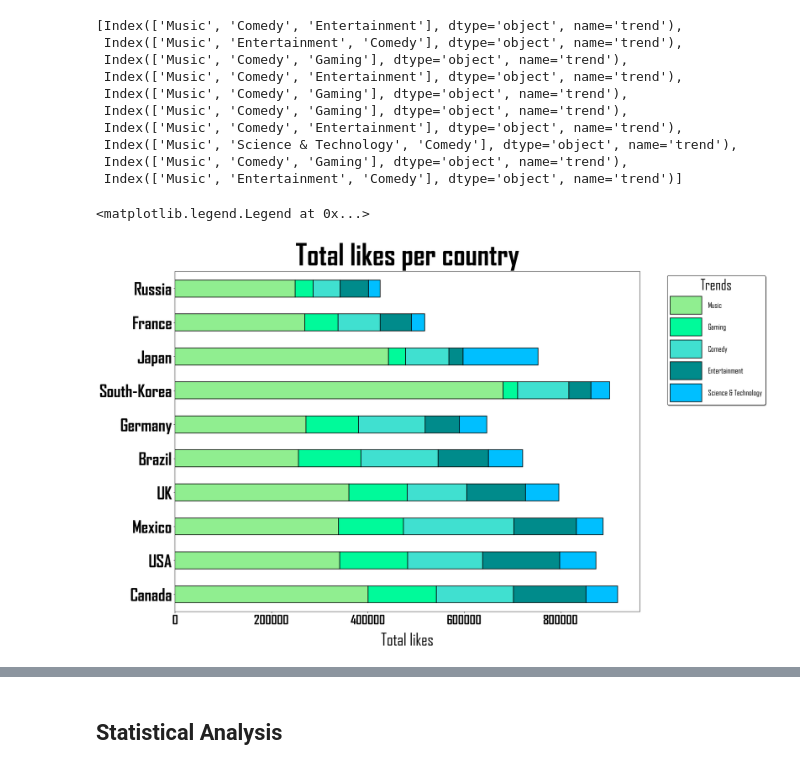
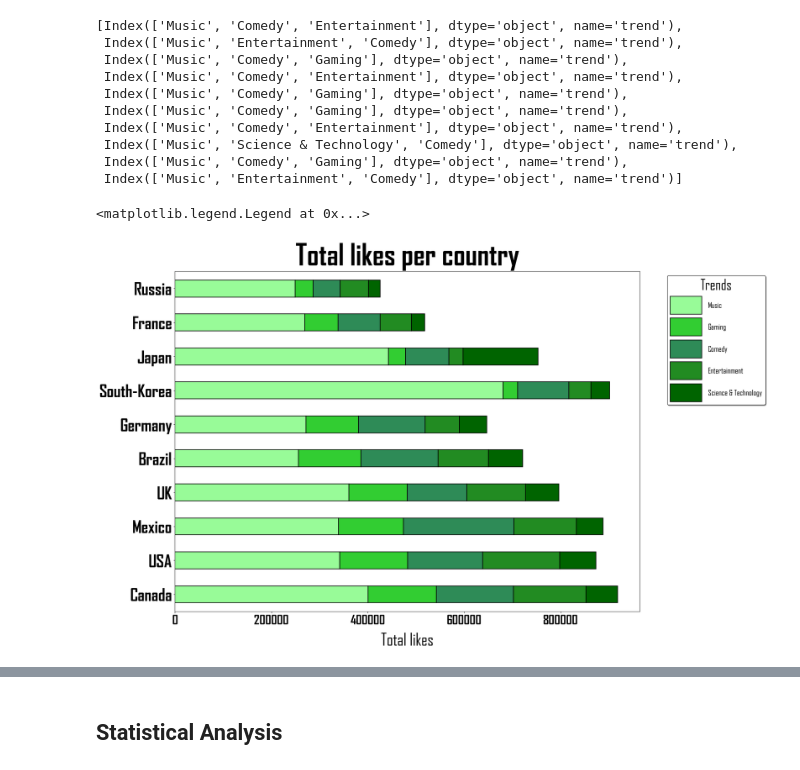
Before and after one commit to gorkemguneser/Youtube-Trending-Videos-Statistical-Analysis, a Jupyter notebook: code/gorkem.ipynb, the cells around one changed output, grey strips where cells are left out. Drawn from its saved outputs; the diff is of its cells as text; code cells hidden in the pictures.

```diff
--- a/code/gorkem.ipynb
+++ b/code/gorkem.ipynb
@@ -673,42 +635,36 @@ top_trends_likes
 
 ------------------------------Comparing country results - LIKES ----------------------------------
 '''
-
-from matplotlib.font_manager import FontProperties
-
 # Setting Parameters
 plt.rcParams["figure.figsize"] = (20,15)
 plt.rcParams['legend.handlelength'] = 4
 plt.rcParams['legend.handleheight'] = 3.1
 fontP = FontProperties()
 
-#colors = ["palevioletred","teal","sandybrown","burlywood","khaki","olive",
-#          "hotpink","aquamarine","lightcoral","slateblue","violet","plum","grey","springgreen"]
 
-
-colors = ["lightgreen","mediumspringgreen","turquoise","darkcyan","deepskyblue"]
+colors = ["palegreen","limegreen","seagreen","forestgreen","darkgreen"]
 
 # This is the dataframe
 countries_like_ordered.T[["Music","Gaming","Comedy",
                              "Entertainment","Science & Technology"]].plot(
     kind="barh",stacked=True,color=colors,linewidth=1.5,edgecolor="k")
 
 # Adjusting xticks and yticks
 positions = (0,1,2,3,4,5,6,7,8,9)
 labels_likes=["Russia","France","Japan","South-Korea","Germany","Brazil","UK",
                 "Mexico","USA","Canada"]
 
 plt.yticks(positions,labels=labels_likes[::-1],size=41,fontweight="bold")
 plt.xticks(size=30,fontweight="bold")
 plt.title("Total likes per country",size=70,fontweight="bold",pad=15)
 plt.xlabel("Total likes",size=40,labelpad=15)
 
 # Adding legend
 plt.legend(bbox_to_anchor=(1.05, 1),loc='upper left',prop={"size":19},
            shadow=True,facecolor="white",edgecolor="k",title="Trends",title_fontsize=35)
 # %% [output]
 <matplotlib.legend.Legend at 0x...>
-[figure, old version]
+[figure, new version]
 # %%
 '''
                                 SAME GRAPH WITH LESS TRENDS
```
Also changed, not shown: parts of 48 cells of this notebook, 1 other file.
